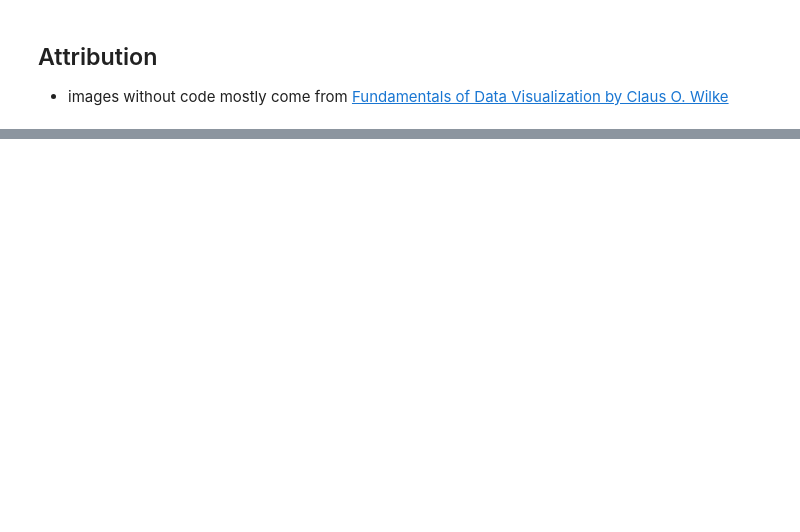
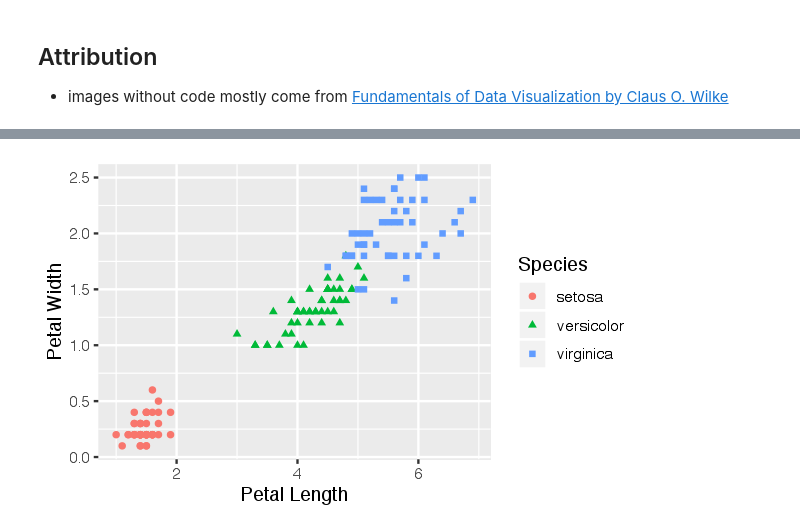
Before and after one commit to UBC-DSCI/dsci-100, a Jupyter notebook: slides/04_viz.ipynb, the cells around one changed output, grey strips where cells are left out. Cells and saved outputs as stored; diff of their text form; code cells hidden in the pictures; blank space fills up the shorter version.

```diff
--- a/slides/04_viz.ipynb
+++ b/slides/04_viz.ipynb
@@ -140,0 +171,11 @@ Do not use 3D!
+# %%
+# solution
+library(tidyverse)
+options(repr.plot.width = 5, repr.plot.height = 3)
+plot <- ggplot(iris,aes(x = Petal.Length, y = Petal.Width)) +
+    geom_point(aes(color = Species, shape = Species)) +
+    xlab("Petal Length") +
+    ylab("Petal Width")
+plot
+# %% [output]
+[figure, added]
```
Also changed, not shown: parts of 8 cells of this notebook, 6 other files.
